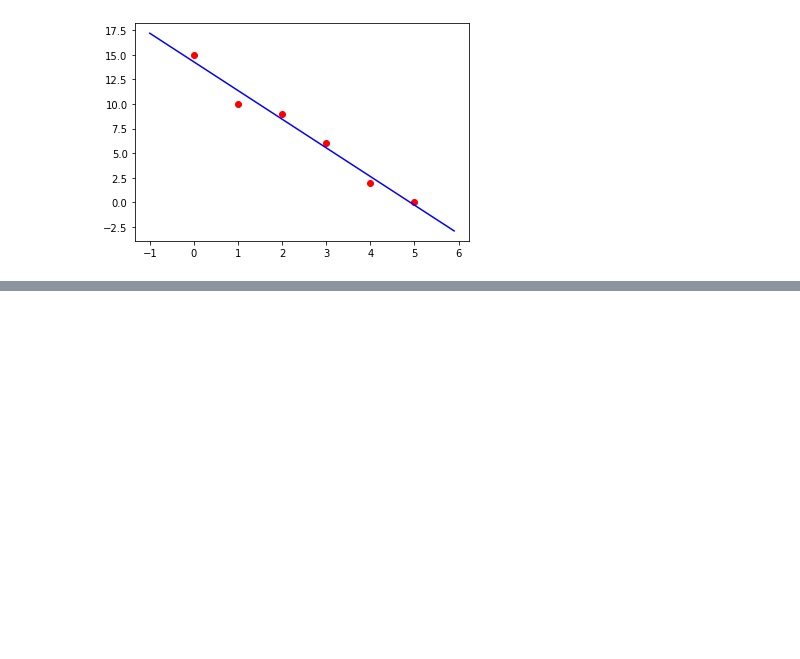
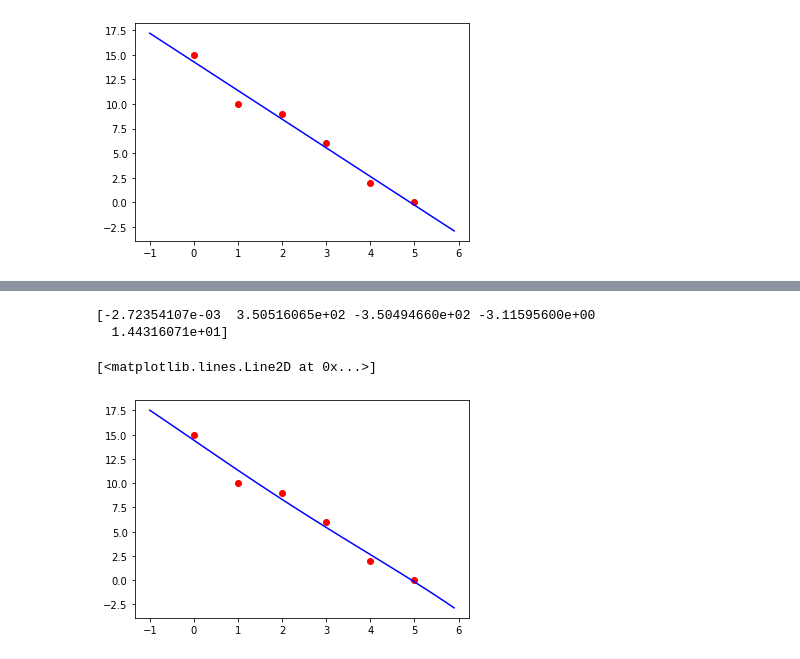
Before and after one commit to physicsYTU/FIZ4610-Computational-Physics, a Jupyter notebook: curvefitting.ipynb, the cells around one changed output, grey strips where cells are left out. Saved outputs shown, nothing was run; the diff lists cells and outputs as text; code cells hidden in the pictures; blank space fills up the shorter version.

```diff
--- a/curvefitting.ipynb
+++ b/curvefitting.ipynb
@@ -80,0 +165,51 @@ y(x)= -2.914285714294253 *x + 14.285714285743266
+# %%
+import numpy as np
+from scipy.optimize import curve_fit
+import matplotlib.pyplot as plt
+
+x = [0, 1, 2, 3, 4, 5]
+y = [15, 10, 9, 6, 2, 0]
+
+def model1(x, a, b):
+  y = a * x + b
+  return y
+
+def model2(x, a, b, c):
+  y = a * x ** 2 + b * x + c
+  return y
+
+def model3(x, a, b, c, d):
+  y = a * x**3 + b * x**2 + c * x + d
+  return y
+
+def model4(x, a, b, c, d, e):
+  y = a * x**4 + b * x**3 + c * x**3 + d * x + e
+  return y
+
+def model5(x, a, b, c, d, e, f):
+  y = a * x**5 + b * x**4 + c * x**3 + d * x**2 + e * x + f
+  return y
+
+popt, pcov = curve_fit(model5, x, y)
+
+print(popt)
+
+plt.plot(x,y, 'or')
+
+xstart = -1
+xstop = 6
+increment = 0.1
+
+xmodel = np.arange(xstart,xstop,increment)
+
+#ymodel = model1(xmodel, *popt)
+#ymodel = model2(xmodel, *popt)
+#ymodel = model3(xmodel, *popt)
+#ymodel = model4(xmodel, *popt)
+ymodel = model5(xmodel, *popt)
+plt.plot(xmodel,ymodel, 'b')
+# %% [output]
+[-2.72354107e-03  3.50516065e+02 -3.50494660e+02 -3.11595600e+00
+  1.44316071e+01]
+[<matplotlib.lines.Line2D at 0x...>]
+[figure, added]
```
Also changed, not shown: parts of 8 cells of this notebook.
